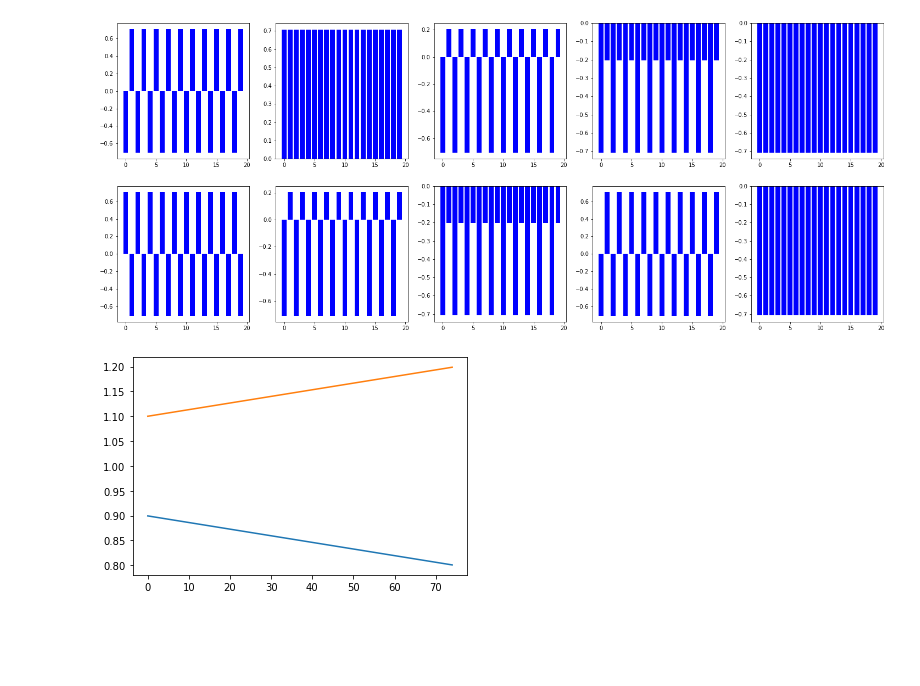
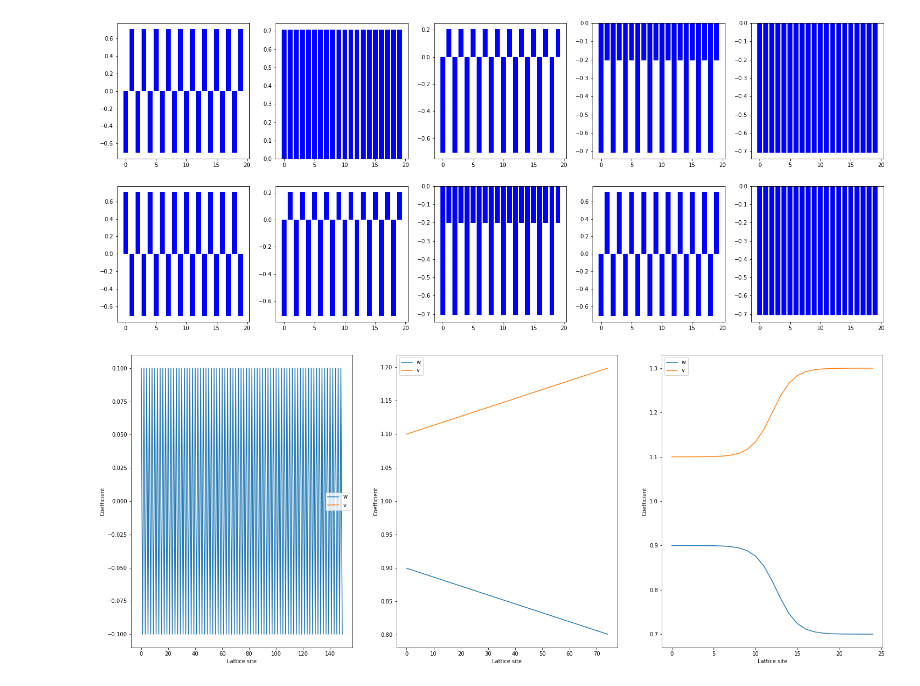
Before and after one commit to lucas-s-work/M4R, a Jupyter notebook: masters.ipynb, the cells around one changed output. Cells and saved outputs as stored; diff of their text form; code cells hidden in the pictures; blank space fills up the shorter version.

```diff
--- a/masters.ipynb
+++ b/masters.ipynb
@@ -94,40 +95,57 @@ def toy_finite(v, N, epsilon):
      # Compute eigenvectors
     eigs, vecs = np.linalg.eigh(mat)
     return eigs, vecs.T
 
 def linear_perturbation(N, start=0, end=1, base_size=0.1):
     def v(i, epsilon):
         return 1 + (-1)**i * (epsilon * i * (end - start)/ N + base_size)
 
     return v
 
-def tanh_perturbation(N, rate=0.05):
+def tanh_perturbation(N, rate=10, base_size=0.1):
     def v(i, epsilon):
-        return 1 + (-1)** i * (epsilon * np.tanh((i - N//2 + 1) * rate) + base_size)
+        if is_even(i):
+            return 1 - epsilon * (np.tanh((i - N//2) * rate / N) + 1) - base_size
+        return 1 + epsilon * (np.tanh((i - N//2) * rate / N) + 1) + base_size
+
+    return v
+
+def uniform_perturbation(base, base_size=0):
+    def v(i, epsilon):
+        return base + (-1)**i * (epsilon + base_size)
 
     return v
 
 def plot_pert(perturbation, N, epsilon=0.1):
     r = list(range(0,N//2))
     perts = []
 
     for i in range(0,N):
         perts.append(perturbation(i, epsilon))
 
     perts = np.array(perts)
-    ws = perts[perts<1]
+    ws = perts[perts<=1]
     vs = perts[perts>1]
 
-    plt.plot(list(range(0,len(ws))), ws)
-    plt.plot(list(range(0,len(vs))), vs)
+    plt.xlabel("Lattice site")
+    plt.ylabel("Coefficient")
 
+    plt.plot(list(range(0,len(ws))), ws, label='w')
+    plt.plot(list(range(0,len(vs))), vs, label='v')
+    plt.legend()
+
+plt.figure(figsize=(25,10))
+plt.subplot(131)
+plot_pert(uniform_perturbation(0),150)
+plt.subplot(132)
 plot_pert(linear_perturbation(150),150)
-
+plt.subplot(133)
+plot_pert(tanh_perturbation(50),50)
 
 # plot_eigs(toy_finite(tanh_perturbation(100),100)[0])
 # plot_eigs(ssh_finite(1.0,1.0,100)[0])
 # %% [output]
-[figure, old version]
+[figure, new version]
 # %%
 # Now introduce time dependent polarization computations, this involves slowly turning on the perturbation (epsilon 0 -> e)
 # We can use the previously defined toy model to compute the instantaneous eigenvectors/values
```
Also changed, not shown: parts of 18 cells of this notebook.
